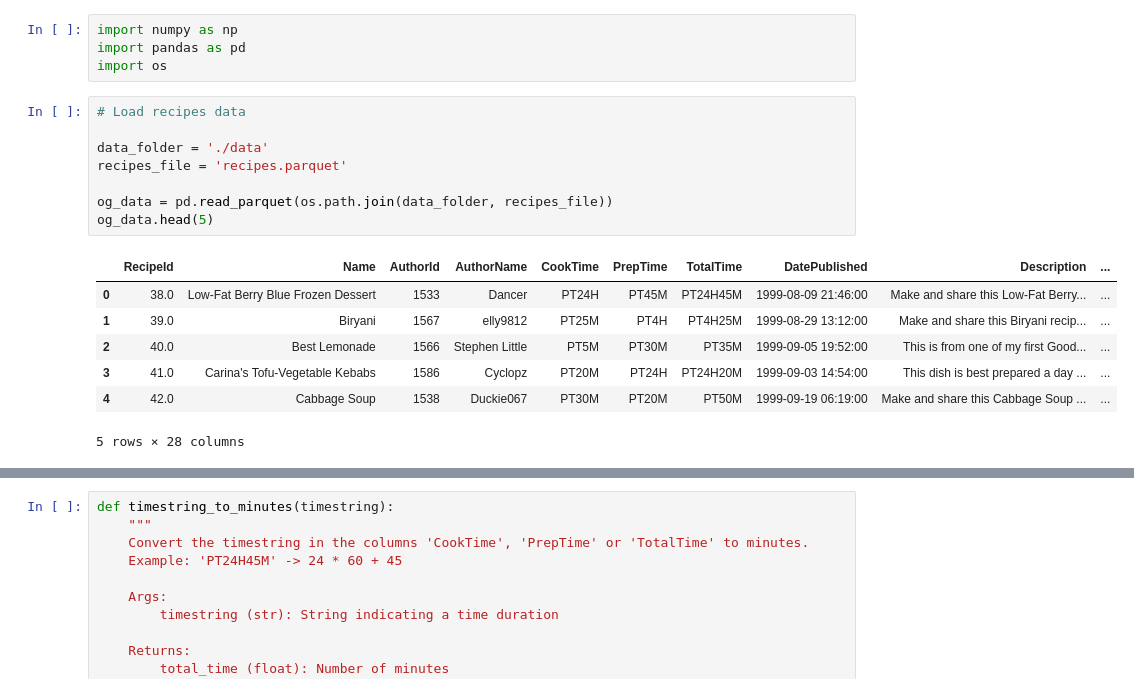
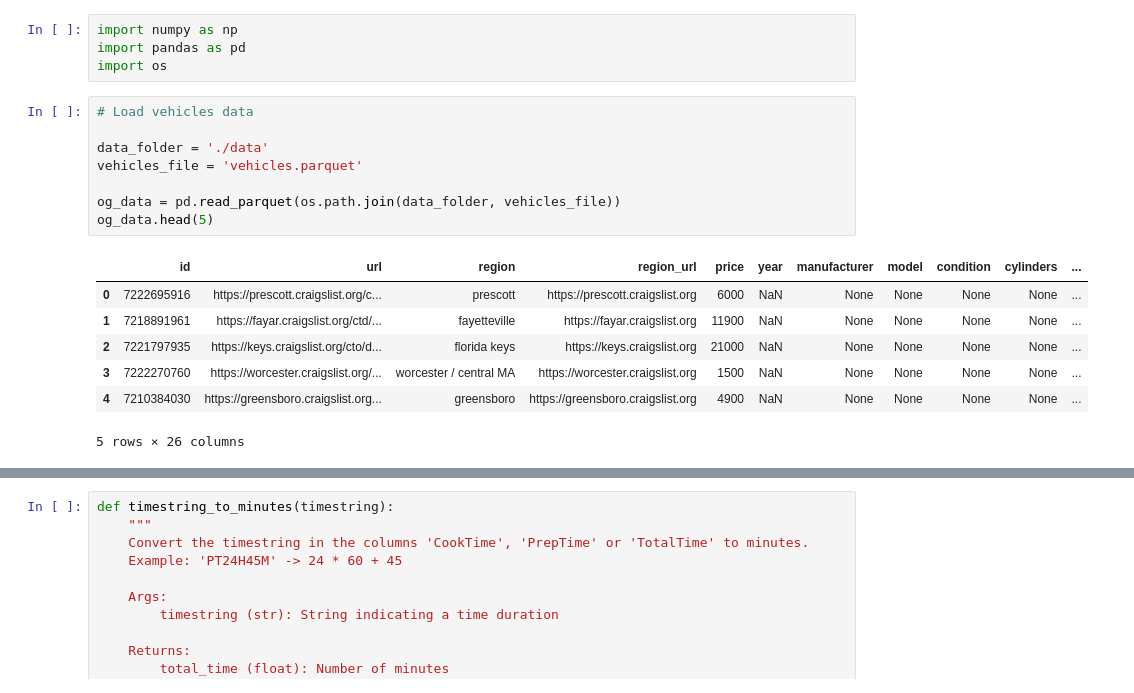
Before and after one commit to luckylluck2/sdp_cars, a Jupyter notebook: explore_data.ipynb, the cells around one changed output, grey strips where cells are left out. Saved outputs shown, nothing was run; the diff lists cells and outputs as text.

```diff
--- a/explore_data.ipynb
+++ b/explore_data.ipynb
@@ -3,18 +3,18 @@ import numpy as np
 import pandas as pd
 import os
 # %%
-# Load recipes data
+# Load vehicles data
 
 data_folder = './data'
-recipes_file = 'recipes.parquet'
+vehicles_file = 'vehicles.parquet'
 
-og_data = pd.read_parquet(os.path.join(data_folder, recipes_file))
+og_data = pd.read_parquet(os.path.join(data_folder, vehicles_file))
 og_data.head(5)
 # %% [output]
-|  | RecipeId | Name | AuthorId | AuthorName | CookTime | PrepTime | TotalTime | DatePublished | Description | ... |
-| 0 | 38.0 | Low-Fat Berry Blue Frozen Dessert | 1533 | Dancer | PT24H | PT45M | PT24H45M | 1999-08-09 21:46:00 | Make and share this Low-Fat Berry... | ... |
-| 1 | 39.0 | Biryani | 1567 | elly9812 | PT25M | PT4H | PT4H25M | 1999-08-29 13:12:00 | Make and share this Biryani recip... | ... |
-| 2 | 40.0 | Best Lemonade | 1566 | Stephen Little | PT5M | PT30M | PT35M | 1999-09-05 19:52:00 | This is from one of my first Good... | ... |
-| 3 | 41.0 | Carina's Tofu-Vegetable Kebabs | 1586 | Cyclopz | PT20M | PT24H | PT24H20M | 1999-09-03 14:54:00 | This dish is best prepared a day ... | ... |
-| 4 | 42.0 | Cabbage Soup | 1538 | Duckie067 | PT30M | PT20M | PT50M | 1999-09-19 06:19:00 | Make and share this Cabbage Soup ... | ... |
+|  | id | url | region | region_url | price | year | manufacturer | model | condition | cylinders | ... |
+| 0 | 7222695916 | https://prescott.craigslist.org/c... | prescott | https://prescott.craigslist.org | 6000 | NaN | None | None | None | None | ... |
+| 1 | 7218891961 | https://fayar.craigslist.org/ctd/... | fayetteville | https://fayar.craigslist.org | 11900 | NaN | None | None | None | None | ... |
+| 2 | 7221797935 | https://keys.craigslist.org/cto/d... | florida keys | https://keys.craigslist.org | 21000 | NaN | None | None | None | None | ... |
+| 3 | 7222270760 | https://worcester.craigslist.org/... | worcester / central MA | https://worcester.craigslist.org | 1500 | NaN | None | None | None | None | ... |
+| 4 | 7210384030 | https://greensboro.craigslist.org... | greensboro | https://greensboro.craigslist.org | 4900 | NaN | None | None | None | None | ... |
-5 rows × 28 columns
+5 rows × 26 columns
```
Also changed, not shown: parts of 5 cells of this notebook.
